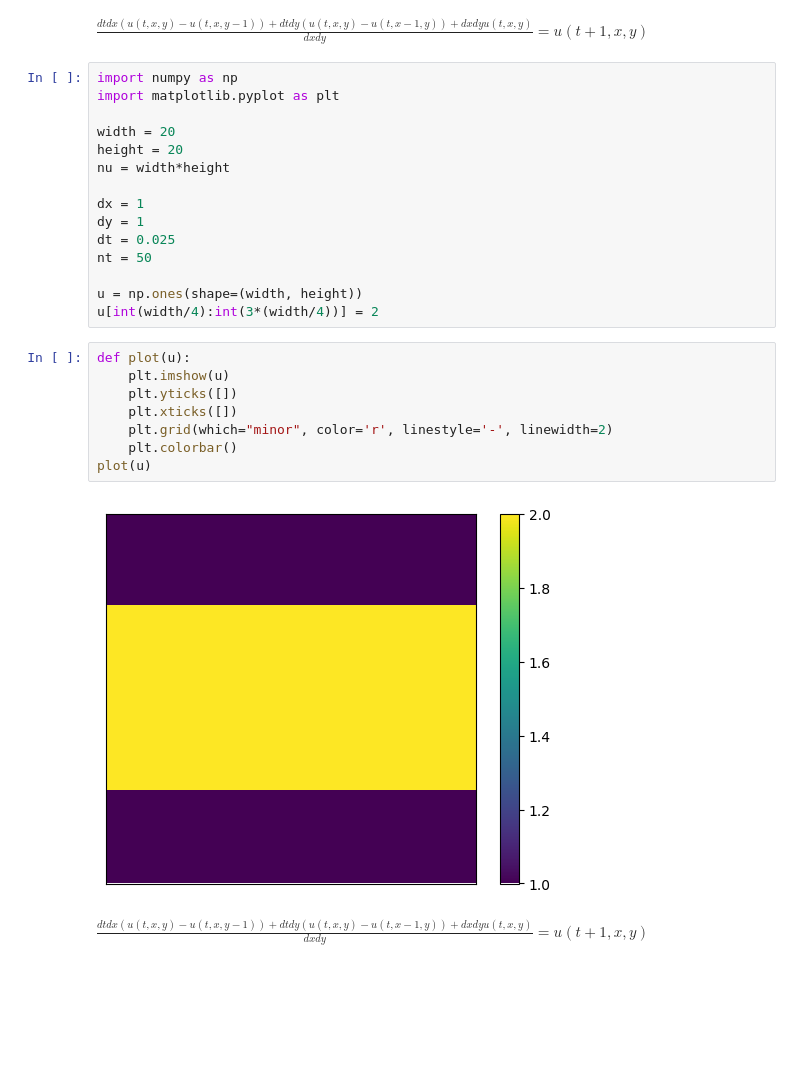
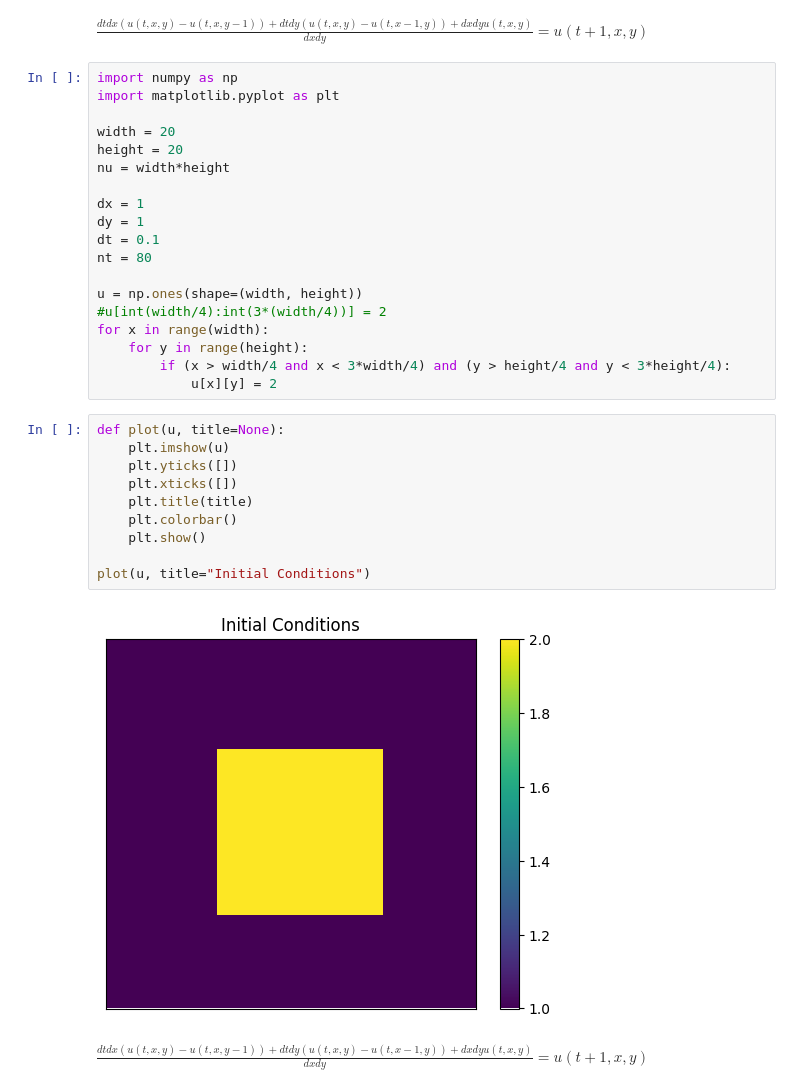
Before and after one commit to ColouredCat/Fluid_Sums, a Jupyter notebook: 2d-convection.ipynb, the cells around one changed output. Drawn from its saved outputs; the diff is of its cells as text; blank space fills up the shorter version.

```diff
--- a/2d-convection.ipynb
+++ b/2d-convection.ipynb
@@ -30,21 +30,27 @@ nu = width*height
 
 dx = 1
 dy = 1
-dt = 0.025
-nt = 50
+dt = 0.1
+nt = 80
 
 u = np.ones(shape=(width, height))
-u[int(width/4):int(3*(width/4))] = 2
+#u[int(width/4):int(3*(width/4))] = 2
+for x in range(width):
+    for y in range(height):
+        if (x > width/4 and x < 3*width/4) and (y > height/4 and y < 3*height/4):
+            u[x][y] = 2
 # %%
-def plot(u):
+def plot(u, title=None):
     plt.imshow(u)
     plt.yticks([])
     plt.xticks([])
-    plt.grid(which="minor", color='r', linestyle='-', linewidth=2)
+    plt.title(title)
     plt.colorbar()
-plot(u)
+    plt.show()
+
+plot(u, title="Initial Conditions")
 # %% [output]
-[figure, old version]
+[figure, new version]
 # %% [markdown]
 $\displaystyle \frac{dt dx \left(u{\left(t,x,y \right)} - u{\left(t,x,y - 1 \right)}\right) + dt dy \left(u{\left(t,x,y \right)} - u{\left(t,x - 1,y \right)}\right) + dx dy u{\left(t,x,y \right)}}{dx dy} = u{\left(t + 1,x,y \right)}$
 # %%
```
Also changed, not shown: parts of 1 cell of this notebook.
